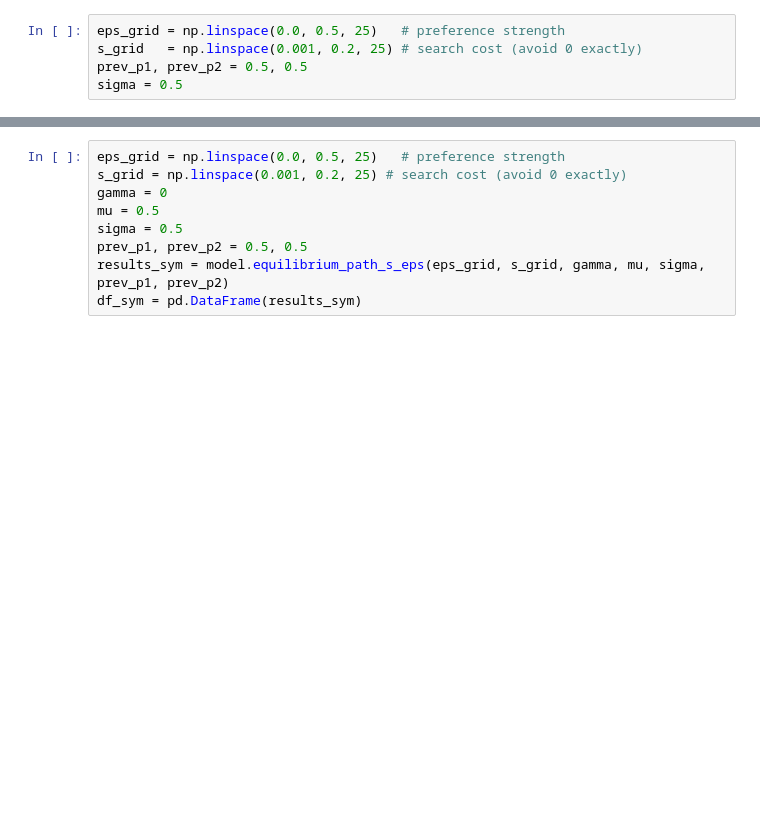
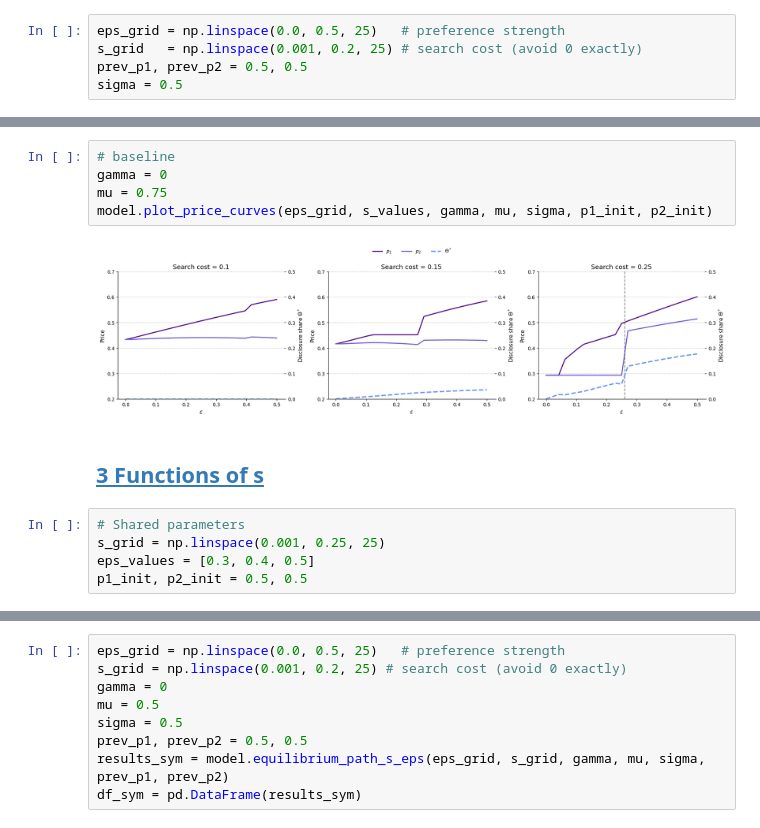
Before and after one commit to lkh927/masters2026, a Jupyter notebook: Model.ipynb, the cells around one changed output, grey strips where cells are left out. Drawn from its saved outputs; the diff is of its cells as text; blank space fills up the shorter version.

```diff
--- a/Model.ipynb
+++ b/Model.ipynb
@@ -336,0 +83,14 @@ model.plot_welfare_comparison(df_eps)
+# %%
+# baseline
+gamma = 0
+mu = 0.75
+model.plot_price_curves(eps_grid, s_values, gamma, mu, sigma, p1_init, p2_init)
+# %% [output]
+[figure, added]
+# %% [markdown]
+## <a id='toc3_'></a>[3 Functions of s](#toc3_)
+# %%
+# Shared parameters
+s_grid = np.linspace(0.001, 0.25, 25)
+eps_values = [0.3, 0.4, 0.5]
+p1_init, p2_init = 0.5, 0.5
```
Also changed, not shown: parts of 62 cells of this notebook, 2 other files.
